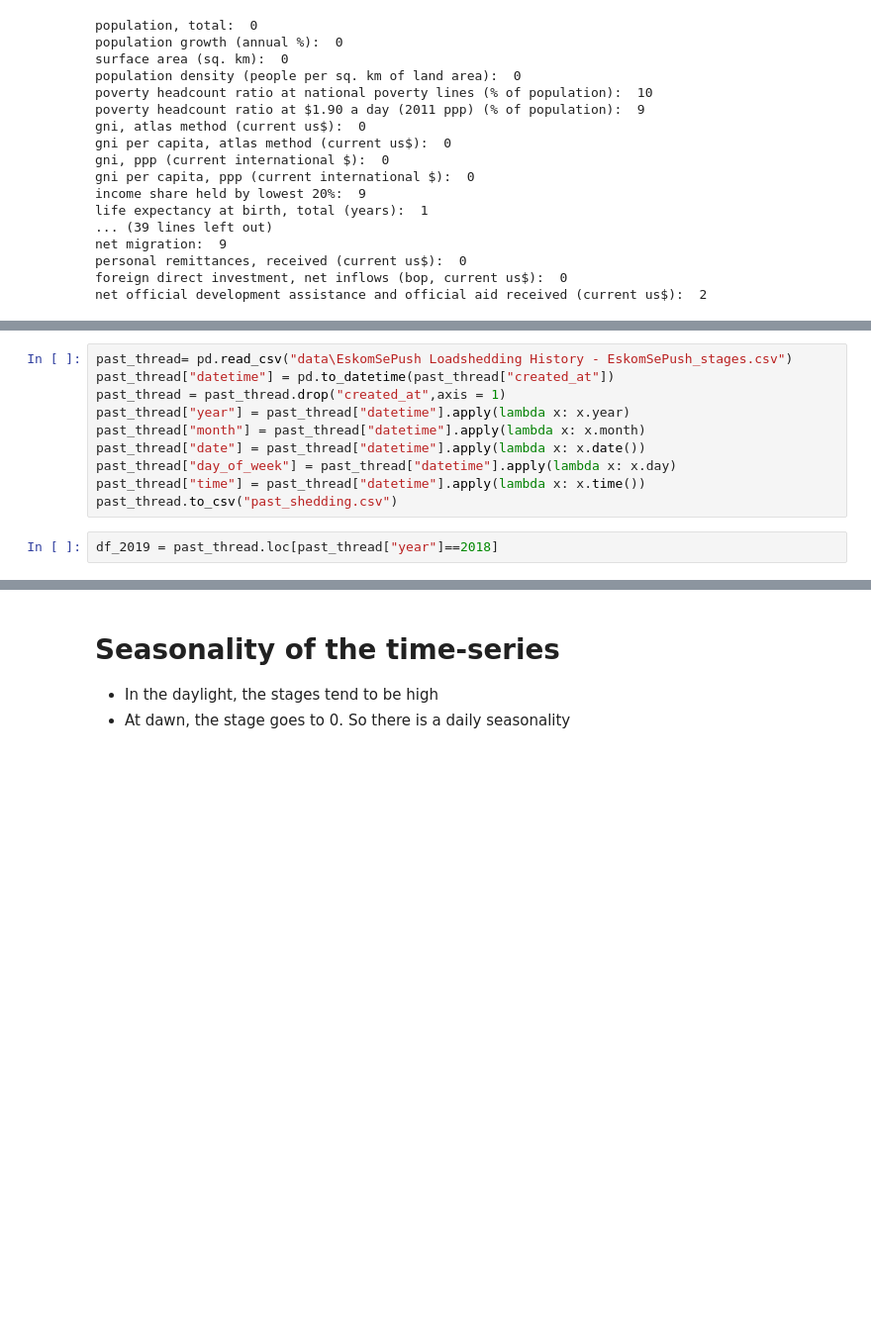
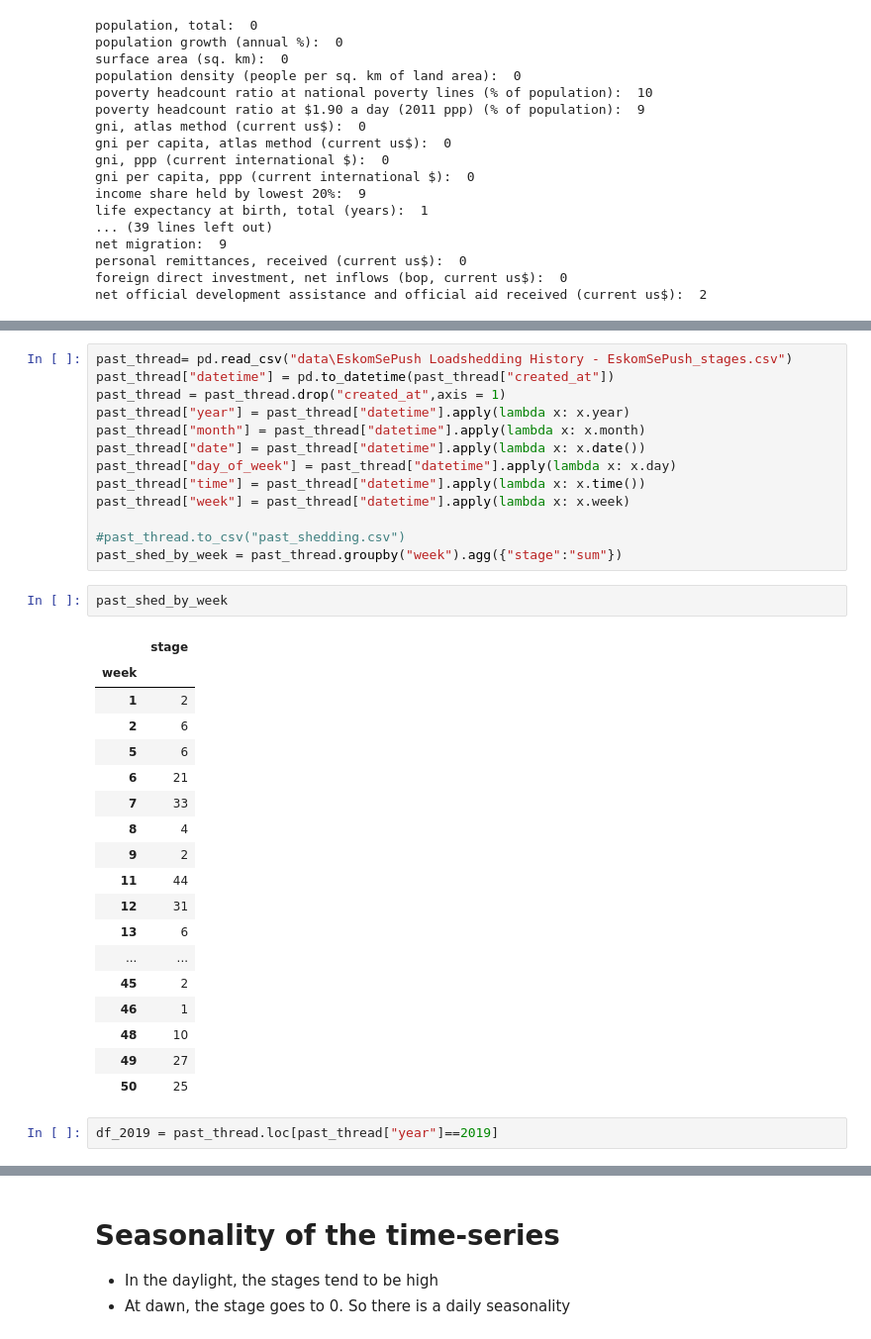
Before and after one commit to wendyw1999/datathon_imagine_scholar, a Jupyter notebook: Exploratory Data Analysis.ipynb, the cells around one changed output, grey strips where cells are left out. Shown: that part at 99% size. Saved outputs shown, nothing was run; the diff lists cells and outputs as text; blank space fills up the shorter version.

```diff
--- a/Exploratory Data Analysis.ipynb
+++ b/Exploratory Data Analysis.ipynb
@@ -129,6 +144,30 @@ past_thread["month"] = past_thread["datetime"].apply(lambda x: x.month)
 past_thread["date"] = past_thread["datetime"].apply(lambda x: x.date())
 past_thread["day_of_week"] = past_thread["datetime"].apply(lambda x: x.day)
 past_thread["time"] = past_thread["datetime"].apply(lambda x: x.time())
-past_thread.to_csv("past_shedding.csv")
+past_thread["week"] = past_thread["datetime"].apply(lambda x: x.week)
+
+#past_thread.to_csv("past_shedding.csv")
+past_shed_by_week = past_thread.groupby("week").agg({"stage":"sum"})
+# %%
+past_shed_by_week
+# %% [output]
+|  | stage |
+| week |  |
+| 1 | 2 |
+| 2 | 6 |
+| 5 | 6 |
+| 6 | 21 |
+| 7 | 33 |
+| 8 | 4 |
+| 9 | 2 |
+| 11 | 44 |
+| 12 | 31 |
+| 13 | 6 |
+| ... | ... |
+| 45 | 2 |
+| 46 | 1 |
+| 48 | 10 |
+| 49 | 27 |
+| 50 | 25 |
 # %%
-df_2019 = past_thread.loc[past_thread["year"]==2018]
+df_2019 = past_thread.loc[past_thread["year"]==2019]
```
Also changed, not shown: parts of 24 cells of this notebook, 6 other files.
